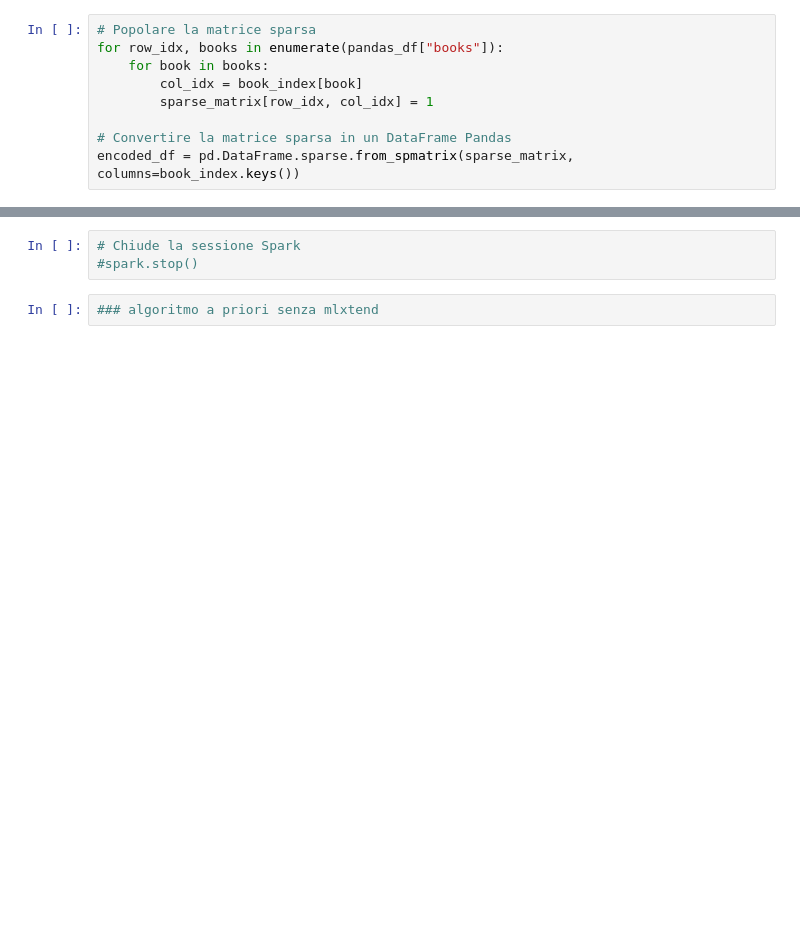
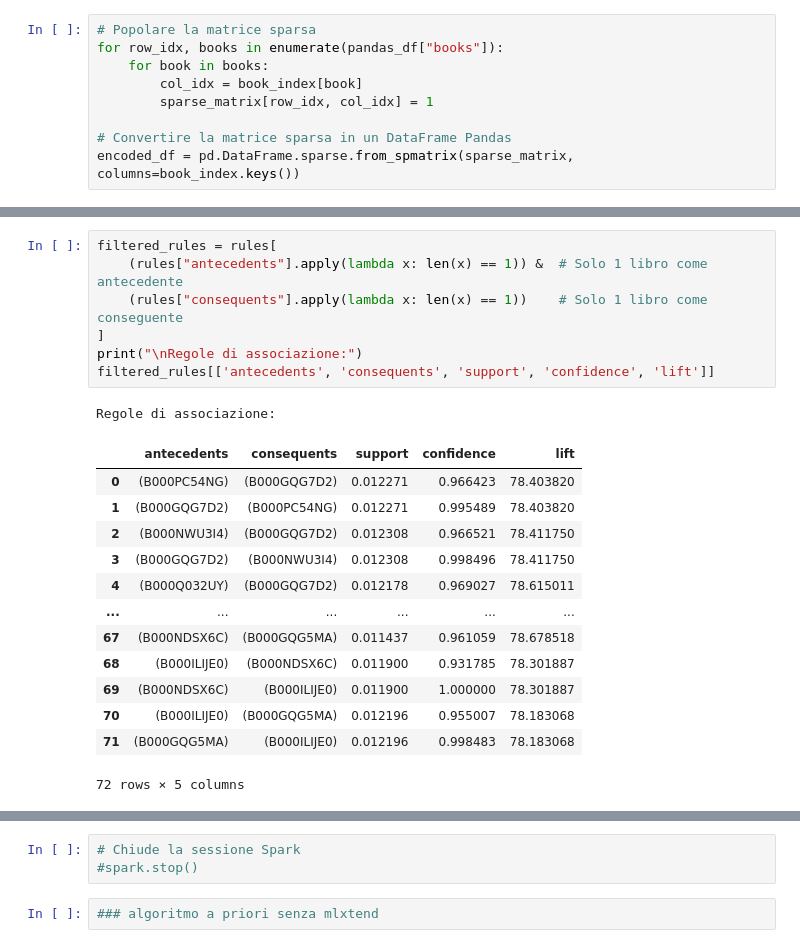
Before and after one commit to melissarizzi/Massive-Data, a Jupyter notebook: prove meli .ipynb, the cells around one changed output, grey strips where cells are left out. Saved outputs shown, nothing was run; the diff lists cells and outputs as text; blank space fills up the shorter version.

```diff
--- a/prove meli .ipynb
+++ b/prove meli .ipynb
@@ -429,0 +498,22 @@ Regole di associazione:
+# %%
+filtered_rules = rules[
+    (rules["antecedents"].apply(lambda x: len(x) == 1)) &  # Solo 1 libro come antecedente
+    (rules["consequents"].apply(lambda x: len(x) == 1))    # Solo 1 libro come conseguente
+]
+print("\nRegole di associazione:")
+filtered_rules[['antecedents', 'consequents', 'support', 'confidence', 'lift']]
+# %% [output]
+Regole di associazione:
+|  | antecedents | consequents | support | confidence | lift |
+| 0 | (B000PC54NG) | (B000GQG7D2) | 0.012271 | 0.966423 | 78.403820 |
+| 1 | (B000GQG7D2) | (B000PC54NG) | 0.012271 | 0.995489 | 78.403820 |
+| 2 | (B000NWU3I4) | (B000GQG7D2) | 0.012308 | 0.966521 | 78.411750 |
+| 3 | (B000GQG7D2) | (B000NWU3I4) | 0.012308 | 0.998496 | 78.411750 |
+| 4 | (B000Q032UY) | (B000GQG7D2) | 0.012178 | 0.969027 | 78.615011 |
+| ... | ... | ... | ... | ... | ... |
+| 67 | (B000NDSX6C) | (B000GQG5MA) | 0.011437 | 0.961059 | 78.678518 |
+| 68 | (B000ILIJE0) | (B000NDSX6C) | 0.011900 | 0.931785 | 78.301887 |
+| 69 | (B000NDSX6C) | (B000ILIJE0) | 0.011900 | 1.000000 | 78.301887 |
+| 70 | (B000ILIJE0) | (B000GQG5MA) | 0.012196 | 0.955007 | 78.183068 |
+| 71 | (B000GQG5MA) | (B000ILIJE0) | 0.012196 | 0.998483 | 78.183068 |
+72 rows × 5 columns
```
Also changed, not shown: parts of 16 cells of this notebook.
